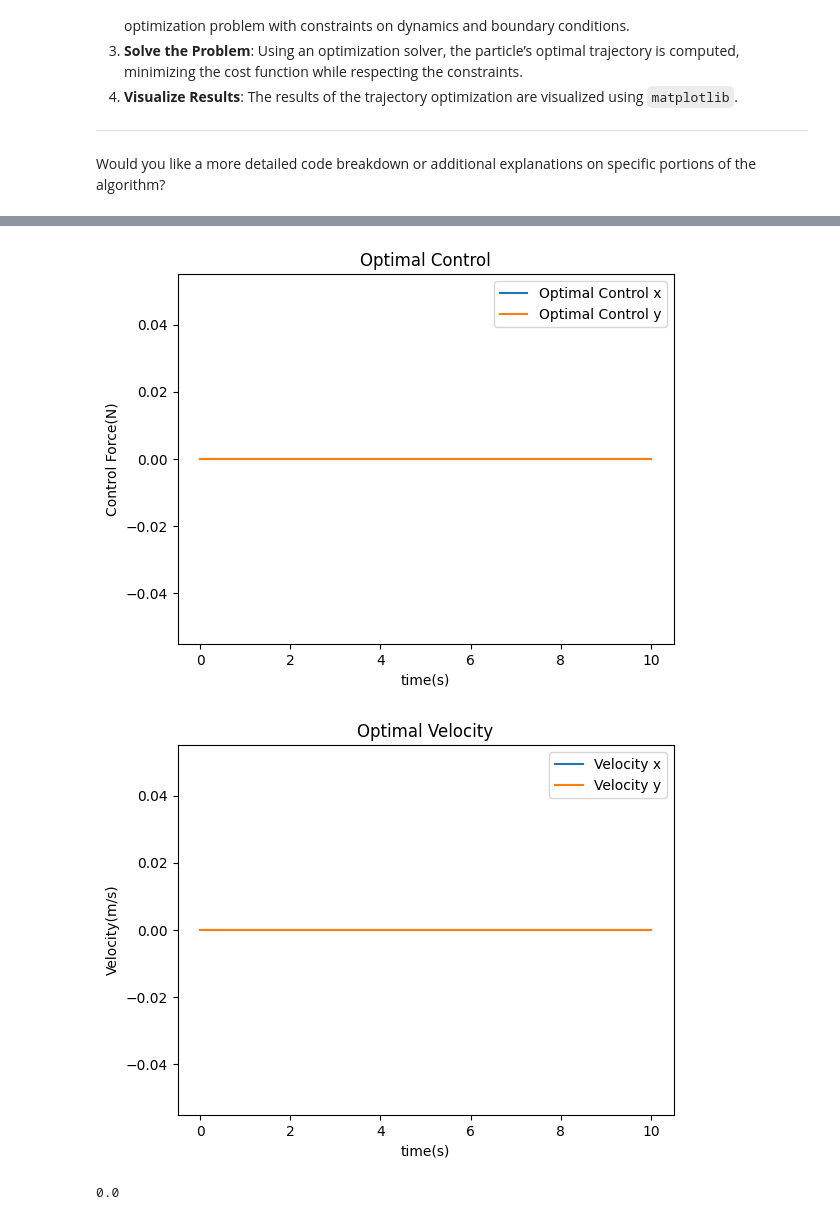
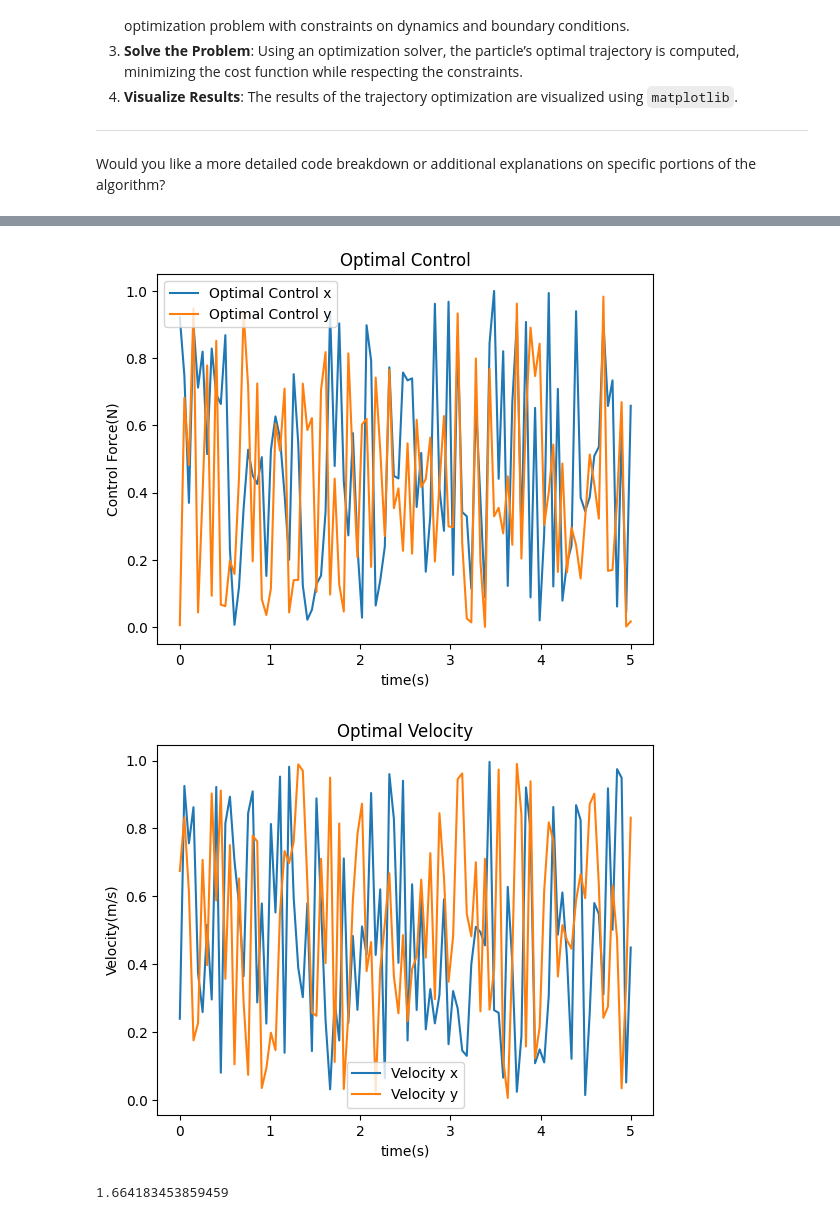
Before and after one commit to NiyiOsinowo/Optimal-Control, a Jupyter notebook: Applications/Trajectory Planning/Particle Trajectory Optimization.ipynb, the cells around one changed output, grey strips where cells are left out. Saved outputs shown, nothing was run; the diff lists cells and outputs as text; code cells hidden in the pictures.

```diff
--- a/Applications/Trajectory Planning/Particle Trajectory Optimization.ipynb
+++ b/Applications/Trajectory Planning/Particle Trajectory Optimization.ipynb
@@ -226,7 +226,7 @@ class ElectrostaticField2D(Field):
     return gradient
 
   @enforce_method_typing
-  def plot_field(self, low_bound= -5, high_bound= 5, n_vectors= 50):
+  def plot_field(self, low_bound= -5, high_bound= 5, n_points= 50):
     """
     This function plots the 2D electric vector field
 
@@ -236,8 +236,8 @@ class ElectrostaticField2D(Field):
     n_vectors (int, optional): The number of vectors to plot. Defaults to 50.
 
     """
-    observation_position= np.meshgrid(np.linspace(low_bound, high_bound, n_vectors),
-                                    np.linspace(low_bound, high_bound, n_vectors))
+    observation_position= np.meshgrid(np.linspace(low_bound, high_bound, n_points),
+                                    np.linspace(low_bound, high_bound, n_points))
     observation_position= np.stack(observation_position)
     xd, yd = self.dynamics(observation_position)
     xd = xd / np.sqrt(xd**2 + yd**2)
@@ -270,9 +270,9 @@ class ChargeInElectricField(EnforceClassTyping, DirectCollocation):
       velocities= np.stack([velocity_x, velocity_y], axis=1)
       field_force= np.array([np.dot(self.field.dynamics(position), (velocity*self.time_increment)) for position, velocity in zip(positions, velocities)])
       work_done= self.particle.charge* sum(field_force)
-      effort= (sum((control_x**2 +control_y**2)))/2
-      # distance= (sum((velocity_x**2 +velocity_y**2))*self.time_increment)/2
-      return -work_done
+      effort= sum((control_x**2 +control_y**2))
+      distance= (sum((velocity_x**2 +velocity_y**2))*self.time_increment)/2
+      return distance
 
     def state_dynamics(self, state: np.ndarray, time: float, control: np.ndarray):
       """
@@ -321,6 +321,7 @@ class ChargeInElectricField(EnforceClassTyping, DirectCollocation):
                                      constraints=({'type': 'eq', 'fun': self.dynamics_constraint},
                                                   {'type': 'eq', 'fun': self.boundary_constraints}))
         self.optimal_trajectory= solution.x
+        print(solution.message)
 
     def plot_trajectory(self, flattened_trajectory: np.ndarray= None):
       if flattened_trajectory is None:
@@ -355,12 +356,11 @@ class ChargeInElectricField(EnforceClassTyping, DirectCollocation):
 negative_charge= ClassicalParticle(mass=1.0, charge= -1e-9)
 positive_charge= ClassicalParticle(mass=1.0, charge= 1e-9)
 sources = {"Particle": [negative_charge],
-           "Position": [np.array([0.0, 0.5])]}
-
+           "Position": [np.array([0.0, 0.0])]}
 test_electric_field= ElectrostaticField2D(field_sources=sources)
 
 n_time_steps= 100
-final_time= 10.0
+final_time= 5.0
 final_state= np.array([-1.0, 0.0, 0.0, 0.0])#[x, y, v_x, v_y]
 initial_state= np.array([1.0, 0.0, 0.0, 0.0])#[x, y, v_x, v_y]
 control_dims= (2,)
@@ -368,11 +368,7 @@ ux_max= 1.0
 ux_min= -1.0
 uy_max= 1.0
 uy_min= -1.0
-initial_guess= np.zeros(n_time_steps*(initial_state.size+ np.prod(control_dims)))
-initial_guess[:n_time_steps] = np.sin(np.linspace(initial_state[0], final_state[0], n_time_steps) ) # xPosition Initial Guess
-initial_guess[n_time_steps:2*n_time_steps] = np.linspace(initial_state[1], final_state[1], n_time_steps)  # yPosition Initial Guess
-initial_guess[2*n_time_steps:3*n_time_steps] = np.linspace(initial_state[2], final_state[2], n_time_steps)  # xVelocity Initial Guess
-initial_guess[3*n_time_steps:4*n_time_steps] = np.linspace(initial_state[3], final_state[3], n_time_steps)  # yVelocity Initial Guess
+initial_guess= np.random.rand(n_time_steps*(initial_state.size+ np.prod(control_dims)))
 
 charge_in_electric_field= ChargeInElectricField(n_time_steps,
                                                 final_time,
@@ -393,6 +389,6 @@ charge_in_electric_field.objective(initial_guess)
-[figure, old version]
+[figure, new version]
-[figure, old version]
+[figure, new version]
-0.0
+1.664183453859459
 # %%
 charge_in_electric_field.solve()
 charge_in_electric_field.plot_trajectory()
```
Also changed, not shown: parts of 2 cells of this notebook.
